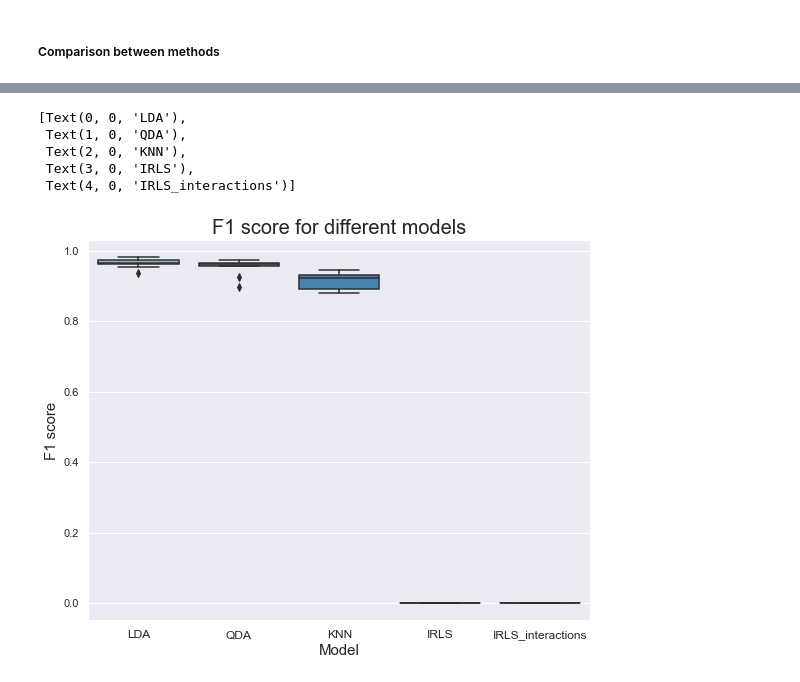
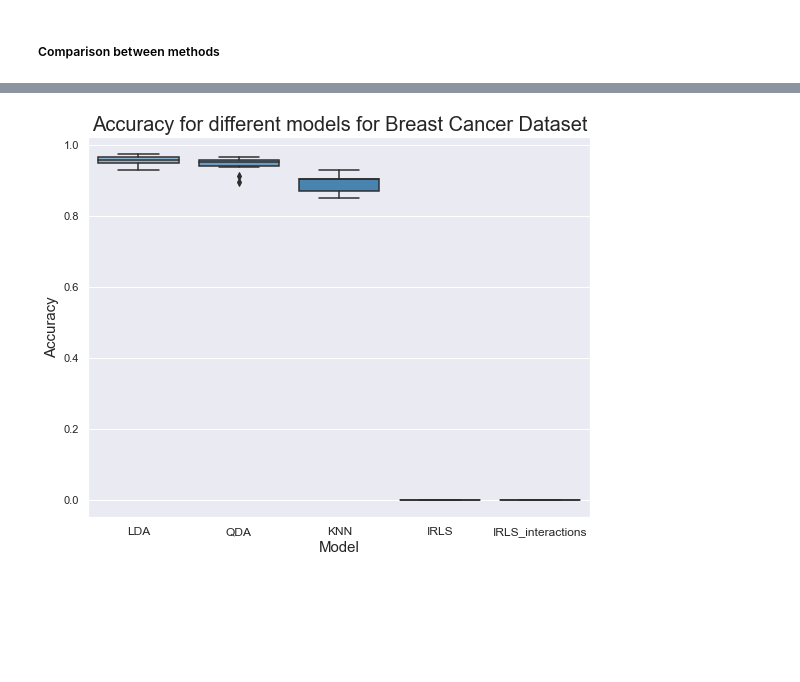
Before and after one commit to MaroonBlue/AML_Project1_IRLS, a Jupyter notebook: project_1_part3.ipynb, the cells around one changed output, grey strips where cells are left out. Drawn from its saved outputs; the diff is of its cells as text; code cells hidden in the pictures; blank space fills up the shorter version.

Commit message:
add second dataset

```diff
--- a/project_1_part3.ipynb
+++ b/project_1_part3.ipynb
@@ -144,3 +184,10 @@ def run_experiments(X, y, iterations=10):
         acc_all[i, 3], prec_all[i, 3], rec_all[i, 3], f1_all[i, 3] = metrics_IRLS(X_train, X_test, y_train, y_test)
         acc_all[i, 4], prec_all[i, 4], rec_all[i, 4], f1_all[i, 4] = metrics_IRLS_interactions(X_train, X_test, y_train, y_test)
     return acc_all, prec_all, rec_all, f1_all
+# %%
+def make_boxplot(data, name, dataset_name):
+    fig_auc=sns.boxplot(data=data, palette='Blues_d')
+    fig_auc.set_title(f'{name} for different models for {dataset_name}', fontsize=20)
+    fig_auc.set_ylabel(f'{name}', fontsize=15)
+    fig_auc.set_xlabel('Model', fontsize=15)
+    fig_auc.set_xticklabels(['LDA', 'QDA', 'KNN', 'IRLS', 'IRLS_interactions'], fontsize=12)
@@ -188,13 +198,4 @@ fig_recall.set_xticklabels(['LDA', 'QDA', 'KNN', 'IRLS', 'IRLS_interactions'], f
-# %%
-fig_f1=sns.boxplot(data=f1_all_breast, palette='Blues_d')
-fig_f1.set_title('F1 score for different models', fontsize=20)
-fig_f1.set_ylabel('F1 score', fontsize=15)
-fig_f1.set_xlabel('Model', fontsize=15)
-fig_f1.set_xticklabels(['LDA', 'QDA', 'KNN', 'IRLS', 'IRLS_interactions'], fontsize=12)
-# %% [output]
-[Text(0, 0, 'LDA'),
- Text(1, 0, 'QDA'),
- Text(2, 0, 'KNN'),
- Text(3, 0, 'IRLS'),
- Text(4, 0, 'IRLS_interactions')]
-[figure, removed]
+# %%
+make_boxplot(acc_all_brest, 'Accuracy', 'Breast Cancer Dataset')
+# %% [output]
+[figure, added]
```
Also changed, not shown: parts of 18 cells of this notebook.
